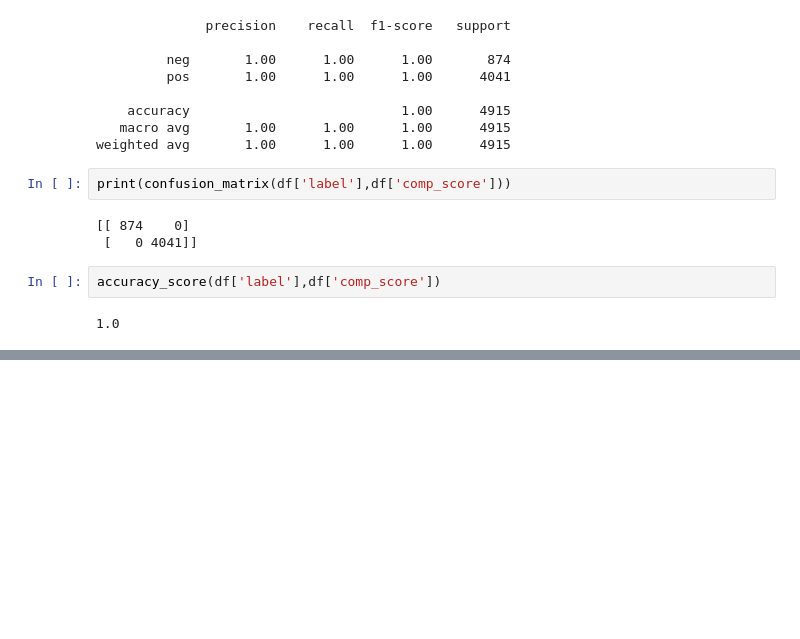
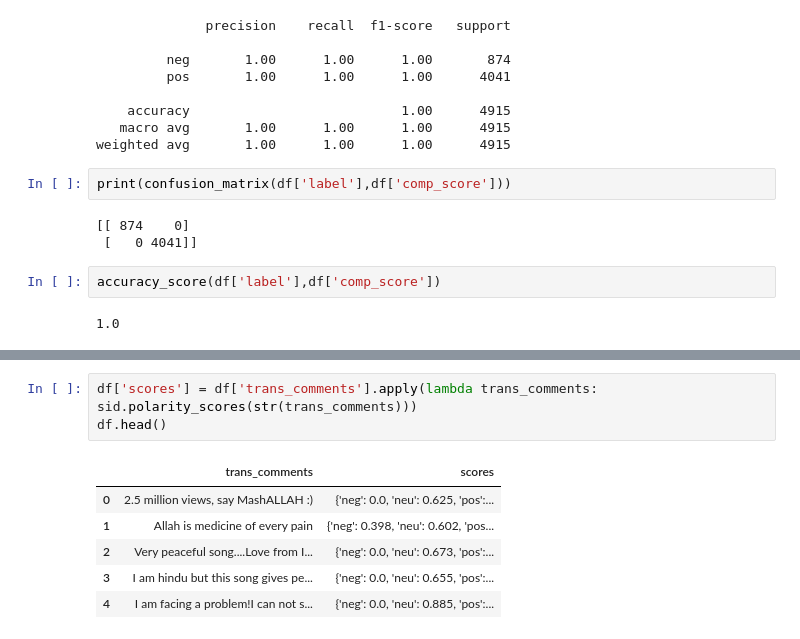
Before and after one commit to shahhhashmatali2002/NLP, a Jupyter notebook: Sentiment_Analysis.ipynb, the cells around one changed output, grey strips where cells are left out. Drawn from its saved outputs; the diff is of its cells as text; blank space fills up the shorter version.

```diff
--- a/Sentiment_Analysis.ipynb
+++ b/Sentiment_Analysis.ipynb
@@ -132,0 +175,10 @@ accuracy_score(df['label'],df['comp_score'])
+# %%
+df['scores'] = df['trans_comments'].apply(lambda trans_comments: sid.polarity_scores(str(trans_comments)))
+df.head()
+# %% [output]
+|  | trans_comments | scores |
+| 0 | 2.5 million views, say MashALLAH :) | {'neg': 0.0, 'neu': 0.625, 'pos':... |
+| 1 | Allah is medicine of every pain | {'neg': 0.398, 'neu': 0.602, 'pos... |
+| 2 | Very peaceful song....Love from I... | {'neg': 0.0, 'neu': 0.673, 'pos':... |
+| 3 | I am hindu but this song gives pe... | {'neg': 0.0, 'neu': 0.655, 'pos':... |
+| 4 | I am facing a problem!I can not s... | {'neg': 0.0, 'neu': 0.885, 'pos':... |
```
Also changed, not shown: parts of 4 cells of this notebook, 6 other files.
